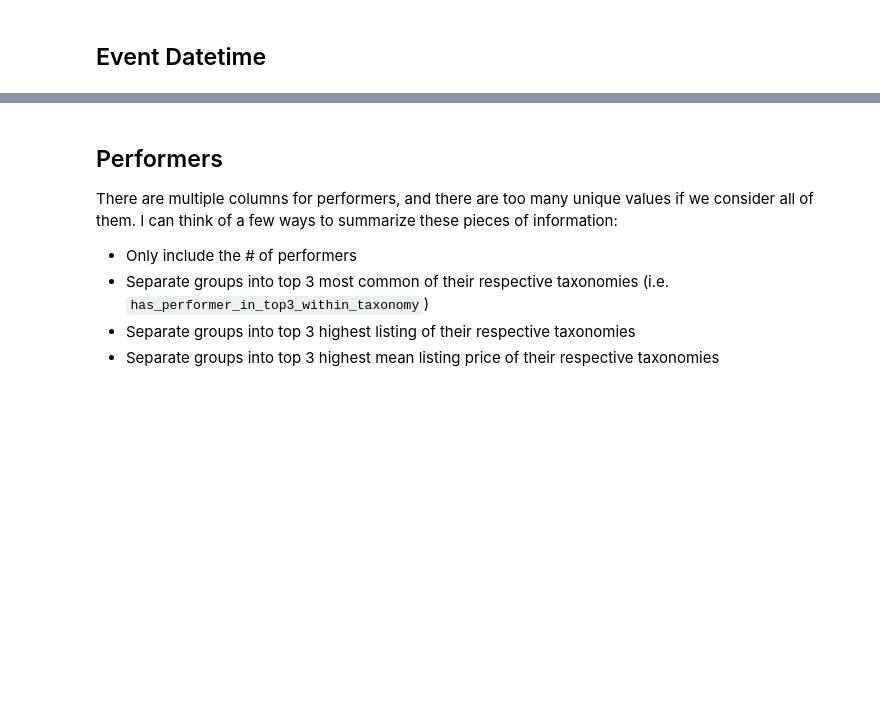
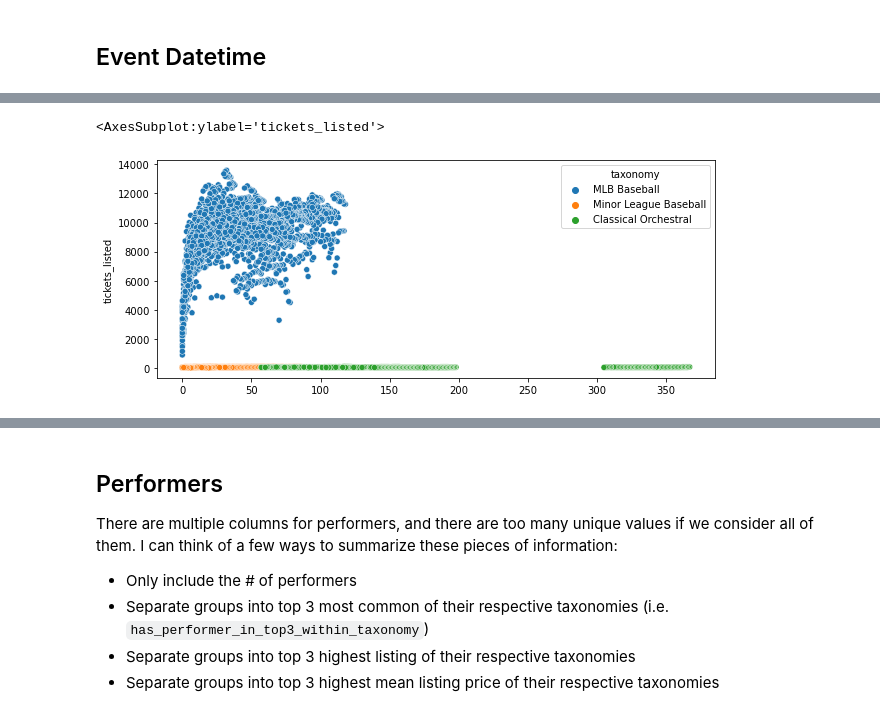
Before and after one commit to tvrtl3b0y/misc, a Jupyter notebook: demand_analytics/demand_analytics.ipynb, the cells around one changed output, grey strips where cells are left out. Drawn from its saved outputs; the diff is of its cells as text; code cells hidden in the pictures; blank space fills up the shorter version.

```diff
--- a/demand_analytics/demand_analytics.ipynb
+++ b/demand_analytics/demand_analytics.ipynb
@@ -93,3 +103,13 @@ sns.scatterplot(
+# %%
+plt.figure(figsize=(10, 4))
+sns.scatterplot(
+    x=(df_analysis.event_datetime - df_analysis.listing_date).dt.days,
+    y=df_analysis.tickets_listed,
+    hue=df_analysis.taxonomy
+)
+# %% [output]
+<AxesSubplot:ylabel='tickets_listed'>
+[figure, added]
 # %%
 sns.scatterplot(
     x=(df_analysis.event_datetime - df_analysis.listing_date).dt.days,
```
Also changed, not shown: parts of 18 cells of this notebook.
